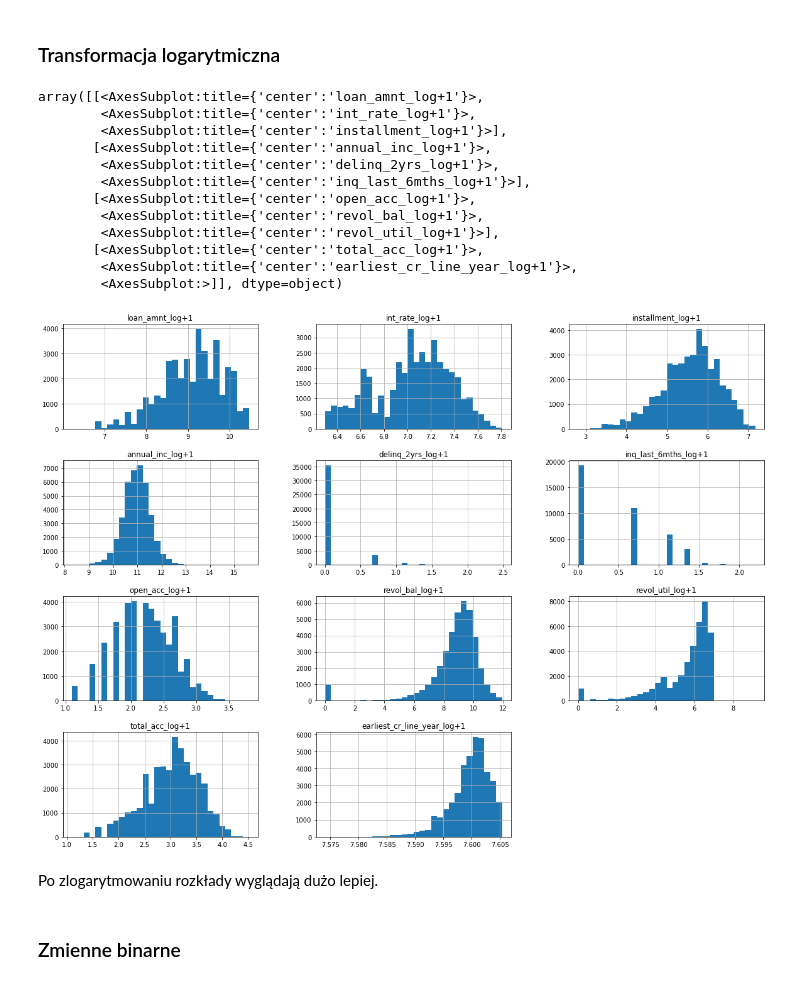
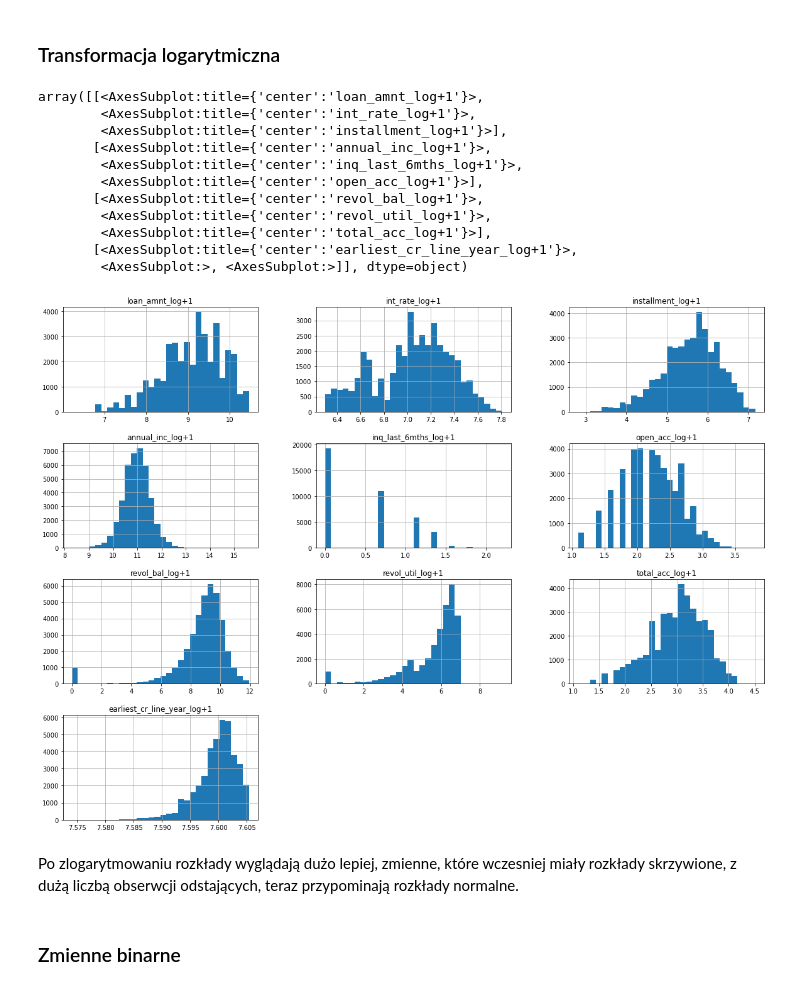
Before and after one commit to ambiwalencja/DataScienceMLprojekt, a Jupyter notebook: 3_projekt_ml_feature_engineering_HS.ipynb, the cells around one changed output. Cells and saved outputs as stored; diff of their text form; code cells hidden in the pictures.

```diff
--- a/3_projekt_ml_feature_engineering_HS.ipynb
+++ b/3_projekt_ml_feature_engineering_HS.ipynb
@@ -136,26 +147,25 @@ Ponieważ algorytmy mogą być wrażliwe na wartości odstające, stworzę zmien
 # logarytm
 feature_eng.log_plus_1_transform(df, column_list_for_outliers)
 # %%
-column_list = ['loan_amnt_log+1', 'int_rate_log+1', 'installment_log+1', 'annual_inc_log+1', 'delinq_2yrs_log+1',
+column_list = ['loan_amnt_log+1', 'int_rate_log+1', 'installment_log+1', 'annual_inc_log+1',
                'inq_last_6mths_log+1', 'open_acc_log+1', 'revol_bal_log+1', 'revol_util_log+1', 'total_acc_log+1',
                'earliest_cr_line_year_log+1']
 df[column_list].hist(bins=30, figsize=(20, 15))
 # %% [output]
 array([[<AxesSubplot:title={'center':'loan_amnt_log+1'}>,
         <AxesSubplot:title={'center':'int_rate_log+1'}>,
         <AxesSubplot:title={'center':'installment_log+1'}>],
        [<AxesSubplot:title={'center':'annual_inc_log+1'}>,
-        <AxesSubplot:title={'center':'delinq_2yrs_log+1'}>,
-        <AxesSubplot:title={'center':'inq_last_6mths_log+1'}>],
-       [<AxesSubplot:title={'center':'open_acc_log+1'}>,
-        <AxesSubplot:title={'center':'revol_bal_log+1'}>,
-        <AxesSubplot:title={'center':'revol_util_log+1'}>],
-       [<AxesSubplot:title={'center':'total_acc_log+1'}>,
-        <AxesSubplot:title={'center':'earliest_cr_line_year_log+1'}>,
-        <AxesSubplot:>]], dtype=object)
+        <AxesSubplot:title={'center':'inq_last_6mths_log+1'}>,
+        <AxesSubplot:title={'center':'open_acc_log+1'}>],
+       [<AxesSubplot:title={'center':'revol_bal_log+1'}>,
+        <AxesSubplot:title={'center':'revol_util_log+1'}>,
+        <AxesSubplot:title={'center':'total_acc_log+1'}>],
+       [<AxesSubplot:title={'center':'earliest_cr_line_year_log+1'}>,
+        <AxesSubplot:>, <AxesSubplot:>]], dtype=object)
-[figure, old version]
+[figure, new version]
 # %% [markdown]
-Po zlogarytmowaniu rozkłady wyglądają dużo lepiej.
+Po zlogarytmowaniu rozkłady wyglądają dużo lepiej, zmienne, które wczesniej miały rozkłady skrzywione, z dużą liczbą obserwcji odstających, teraz przypominają rozkłady normalne.
 # %% [markdown]
 ### Zmienne binarne
 # %%
```
Also changed, not shown: parts of 10 cells of this notebook.
